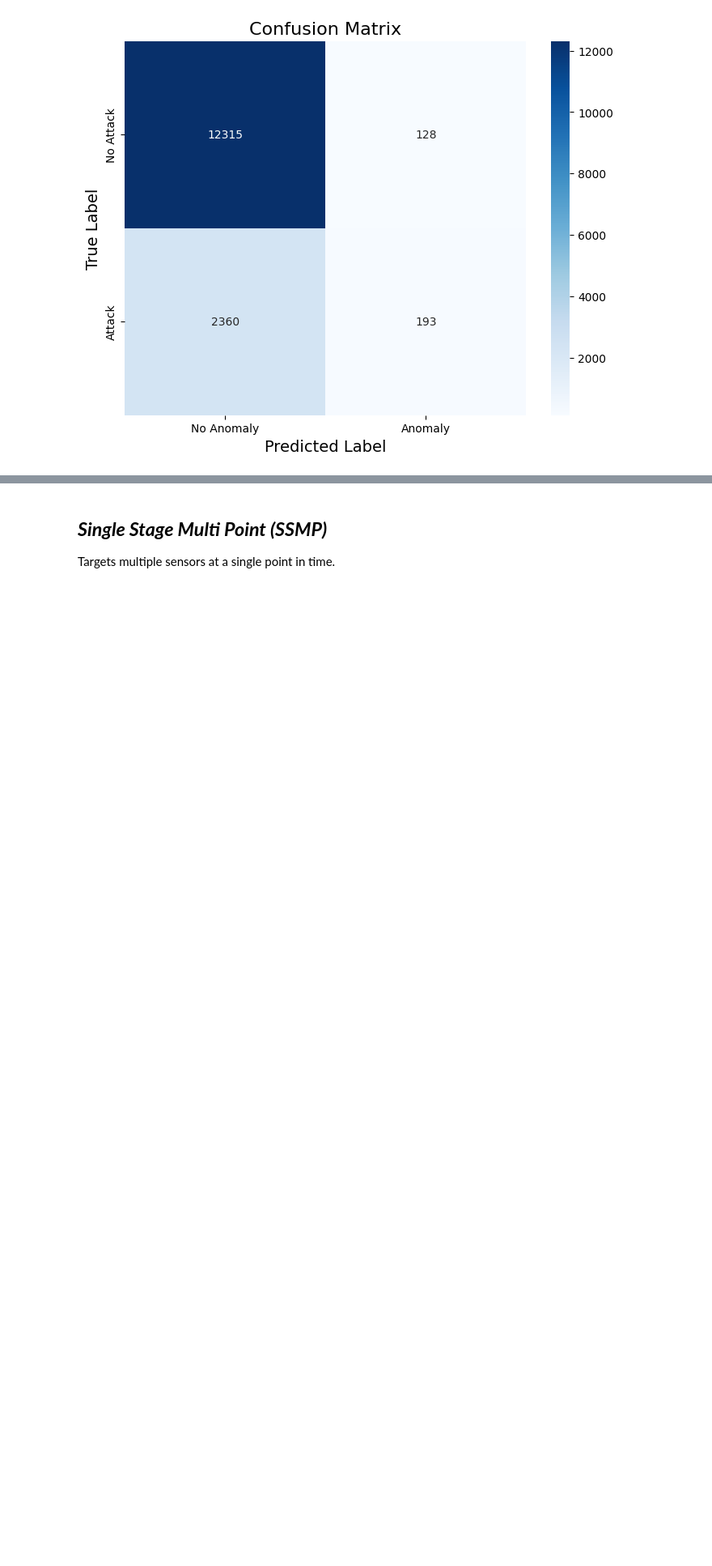
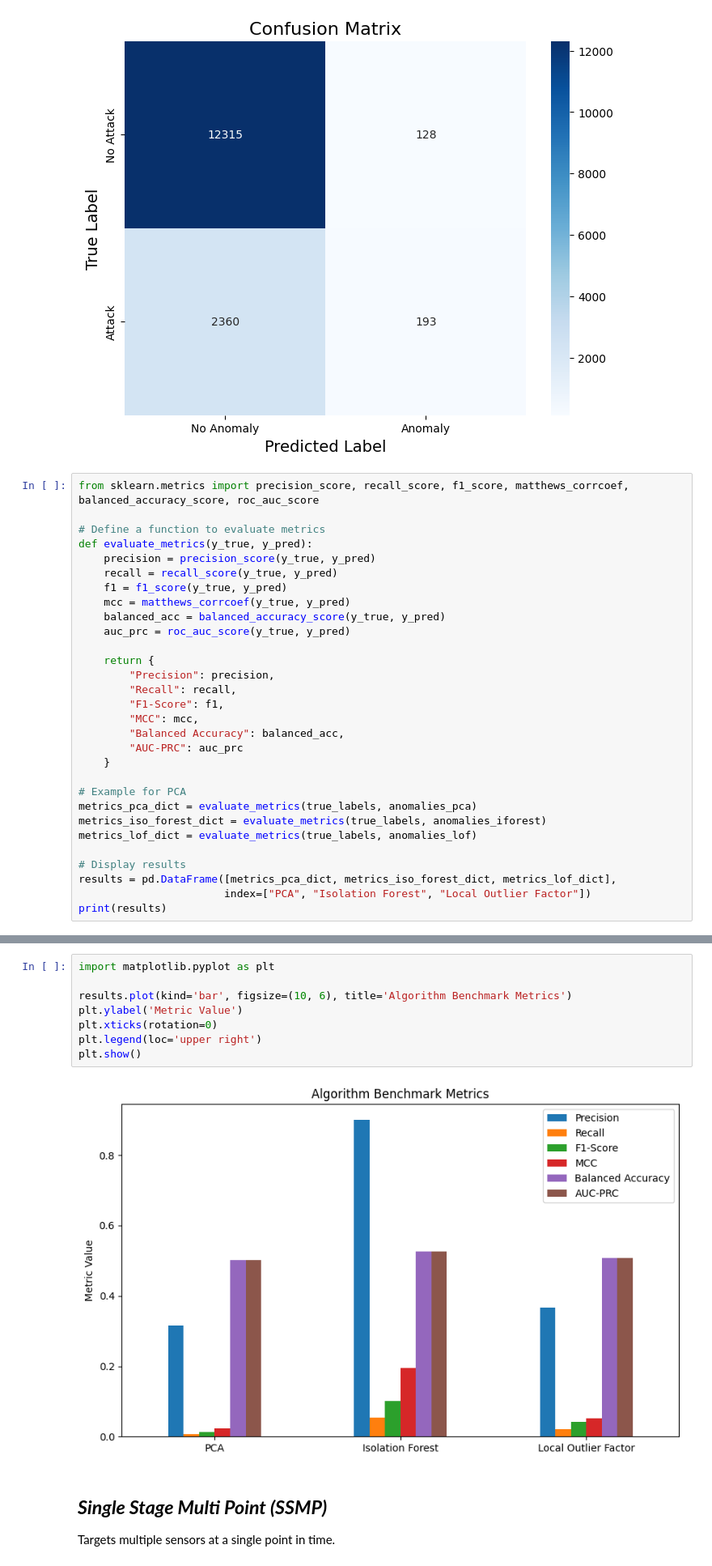
Before and after one commit to ClovisDyArx/cyberml_projet, a Jupyter notebook: dataset2_subject1_new_dataset.ipynb, the cells around one changed output, grey strips where cells are left out. Shown at 81% size. Cells and saved outputs as stored; diff of their text form; blank space fills up the shorter version.

Commit message:
added metrics and more about p1 ... p6

```diff
--- a/dataset2_subject1_new_dataset.ipynb
+++ b/dataset2_subject1_new_dataset.ipynb
@@ -518,3 +518,33 @@ plt.ylabel('True Label', fontsize=14)
 plt.show()
 # %% [output]
 [figure]
+# %%
+from sklearn.metrics import precision_score, recall_score, f1_score, matthews_corrcoef, balanced_accuracy_score, roc_auc_score
+
+# Define a function to evaluate metrics
+def evaluate_metrics(y_true, y_pred):
+    precision = precision_score(y_true, y_pred)
+    recall = recall_score(y_true, y_pred)
+    f1 = f1_score(y_true, y_pred)
+    mcc = matthews_corrcoef(y_true, y_pred)
+    balanced_acc = balanced_accuracy_score(y_true, y_pred)
+    auc_prc = roc_auc_score(y_true, y_pred)
+
+    return {
+        "Precision": precision,
+        "Recall": recall,
+        "F1-Score": f1,
+        "MCC": mcc,
+        "Balanced Accuracy": balanced_acc,
+        "AUC-PRC": auc_prc
+    }
+
+# Example for PCA
+metrics_pca_dict = evaluate_metrics(true_labels, anomalies_pca)
+metrics_iso_forest_dict = evaluate_metrics(true_labels, anomalies_iforest)
+metrics_lof_dict = evaluate_metrics(true_labels, anomalies_lof)
+
+# Display results
+results = pd.DataFrame([metrics_pca_dict, metrics_iso_forest_dict, metrics_lof_dict],
+                       index=["PCA", "Isolation Forest", "Local Outlier Factor"])
+print(results)
@@ -521,3 +561,13 @@ plt.show()
+# %%
+import matplotlib.pyplot as plt
+
+results.plot(kind='bar', figsize=(10, 6), title='Algorithm Benchmark Metrics')
+plt.ylabel('Metric Value')
+plt.xticks(rotation=0)
+plt.legend(loc='upper right')
+plt.show()
+# %% [output]
+[figure, added]
 # %% [markdown]
 ## ***Single Stage Multi Point (SSMP)***
 Targets multiple sensors at a single point in time.
```
Also changed, not shown: parts of 11 cells of this notebook.
